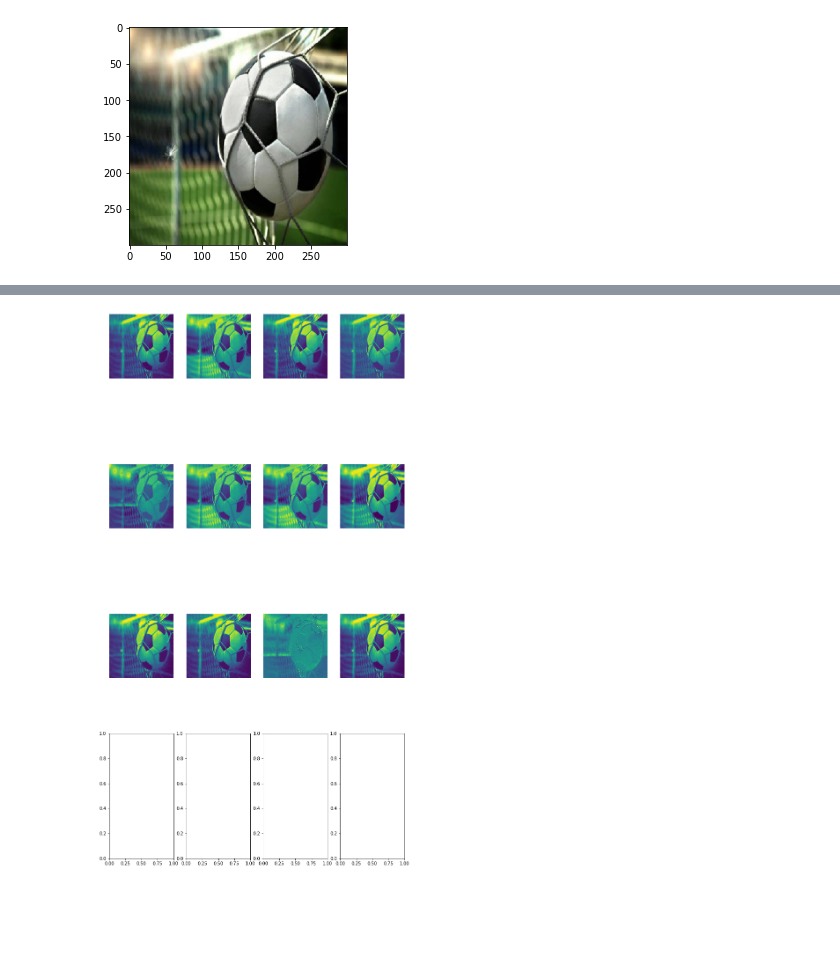
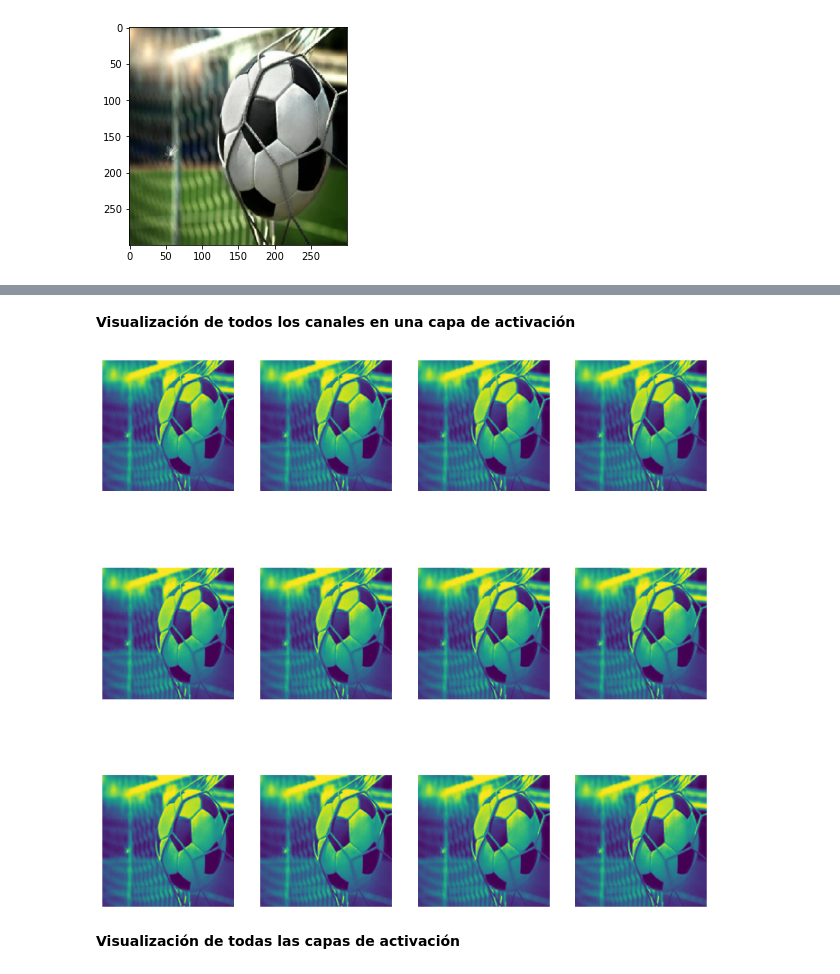
Before and after one commit to estuardozapeta/Statistical-Learning-II-Proyecto, a Jupyter notebook: 2-CNN/Parte 2 - CNN.ipynb, the cells around one changed output, grey strips where cells are left out. Drawn from its saved outputs; the diff is of its cells as text; code cells hidden in the pictures; blank space fills up the shorter version.

```diff
--- a/2-CNN/Parte 2 - CNN.ipynb
+++ b/2-CNN/Parte 2 - CNN.ipynb
@@ -35,7 +38,7 @@ train_football_names = os.listdir(train_dir_football)
 # %% [markdown]
 **Visualización de imagenes**
 # %%
-rows = 3
+rows = 5
 cols = 5
 
 fig = plt.gcf()
@@ -43,14 +46,11 @@ fig.set_size_inches(cols * 4, rows * 4)
 
 list_badminton = [os.path.join(train_dir_badminton, fname) for fname in train_badminton_names[0:5]]
 list_baseball = [os.path.join(train_dir_baseball, fname) for fname in train_baseball_names[0:5]]
-#list_boxing = [os.path.join(train_dir_boxing, fname) for fname in train_boxing_names[0:5]]
+list_boxing = [os.path.join(train_dir_boxing, fname) for fname in train_boxing_names[0:5]]
 list_football = [os.path.join(train_dir_football, fname) for fname in train_football_names[0:5]]
-#list_hockey = [os.path.join(train_dir_hockey, fname) for fname in train_hockey_names[0:5]]
-#list_swimming = [os.path.join(train_dir_swimming, fname) for fname in train_swimming_names[0:5]]
-#list_tennis = [os.path.join(train_dir_tennis, fname) for fname in train_tennis_names[0:5]]
-#list_volleyball = [os.path.join(train_dir_volleyball, fname) for fname in train_volleyball_names[0:5]]
+list_tennis = [os.path.join(train_dir_tennis, fname) for fname in train_tennis_names[0:5]]
 
-for i, img_path in enumerate(list_badminton+list_baseball+list_football):
+for i, img_path in enumerate(list_badminton+list_baseball+list_boxing+list_football+list_tennis):
     sp = plt.subplot(rows, cols, i + 1)
     sp.axis('Off')
     img = mpimg.imread(img_path)
@@ -178,0 +202,2 @@ Epoch 15/15
+# %%
+img = image.load_img("/content/drive/My Drive/Universidad Galileo/Tercer Trimestre/Statistical Learning II/Proyecto/2-CNN/data_train/football/00000030.jpg", target_size=(300,300))
@@ -208,10 +236,10 @@ NameError: ignored
 # %%
+layer_outputs = [layer.output for layer in cnn.layers[:12]]
+activation_model = models.Model(inputs=cnn.input, outputs=layer_outputs)
 activations = activation_model.predict(img_tensor)
-
 first_layer_activation = activations[0]
 print(first_layer_activation.shape)
 
-# We slice the third channel and preview the results
 plt.matshow(first_layer_activation[0, :, :, 3], cmap='viridis')
 plt.show()
 # %% [output]
@@ -220,8 +247,0 @@ plt.show()
-# %%
-activations = activation_model.predict(img_tensor)
-
-first_layer_activation = activations[0]
-print(first_layer_activation.shape)
-
-plt.matshow(first_layer_activation[0, :, :, 15], cmap='viridis')
-plt.show()
@@ -231,12 +248,16 @@ plt.show()
+# %% [markdown]
+**Visualización de todos los canales en una capa de activación**
 # %%
-fig, axes = plt.subplots(4, 4, figsize=(12,24))
+fig, axes = plt.subplots(3, 4, figsize=(12,12))
 for i in range(12):
     row = i//4
     column = i%4
     ax = axes[row, column]
     ax.axis('Off')
     first_layer_activation = activations[0]
-    ax.matshow(first_layer_activation[0, :, :, i], cmap='viridis')
+    ax.matshow(first_layer_activation[0, :, :, 3], cmap='viridis')
 # %% [output]
-[figure, old version]
+[figure, new version]
+# %% [markdown]
+**Visualización de todas las capas de activación**
 # %%
```
Also changed, not shown: parts of 34 cells of this notebook.
